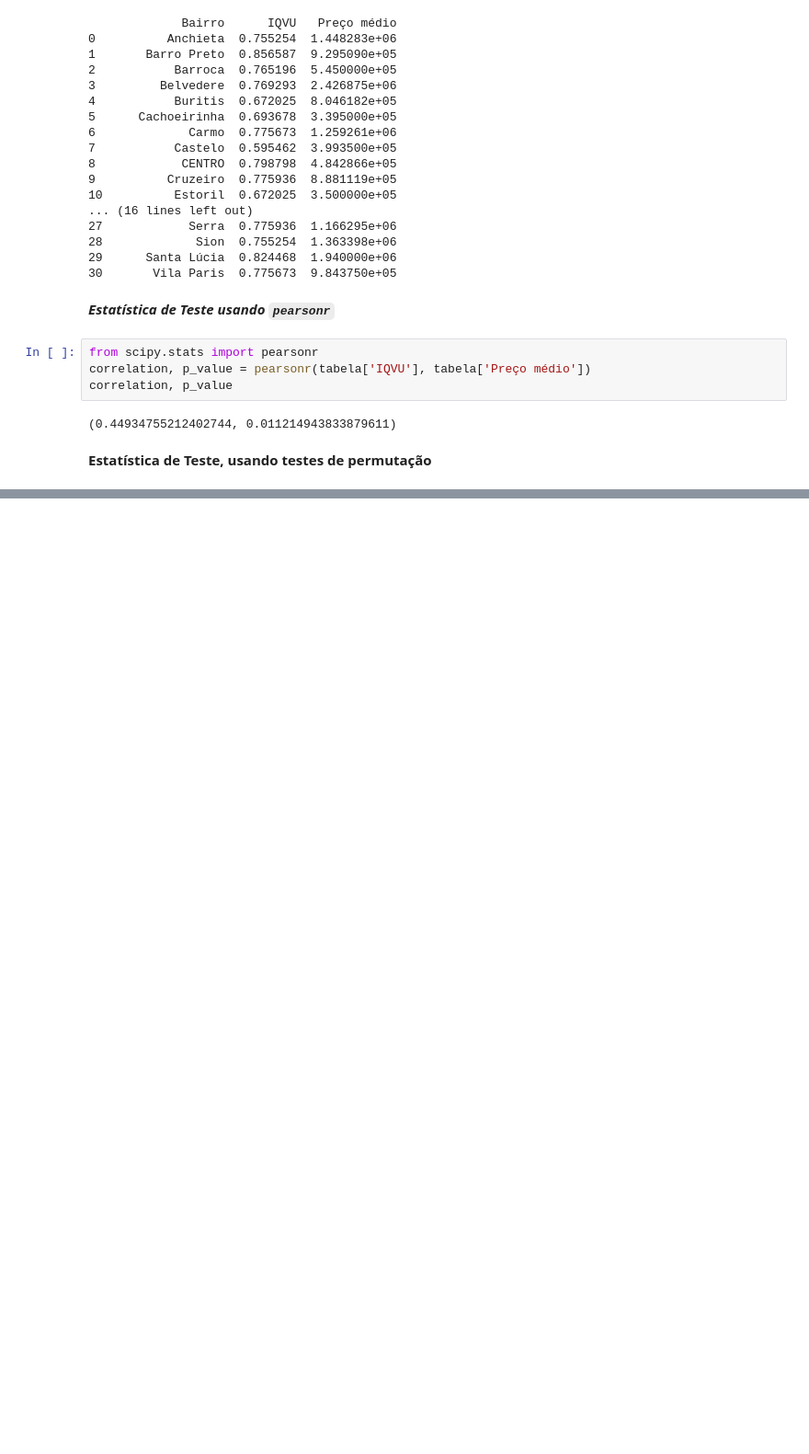
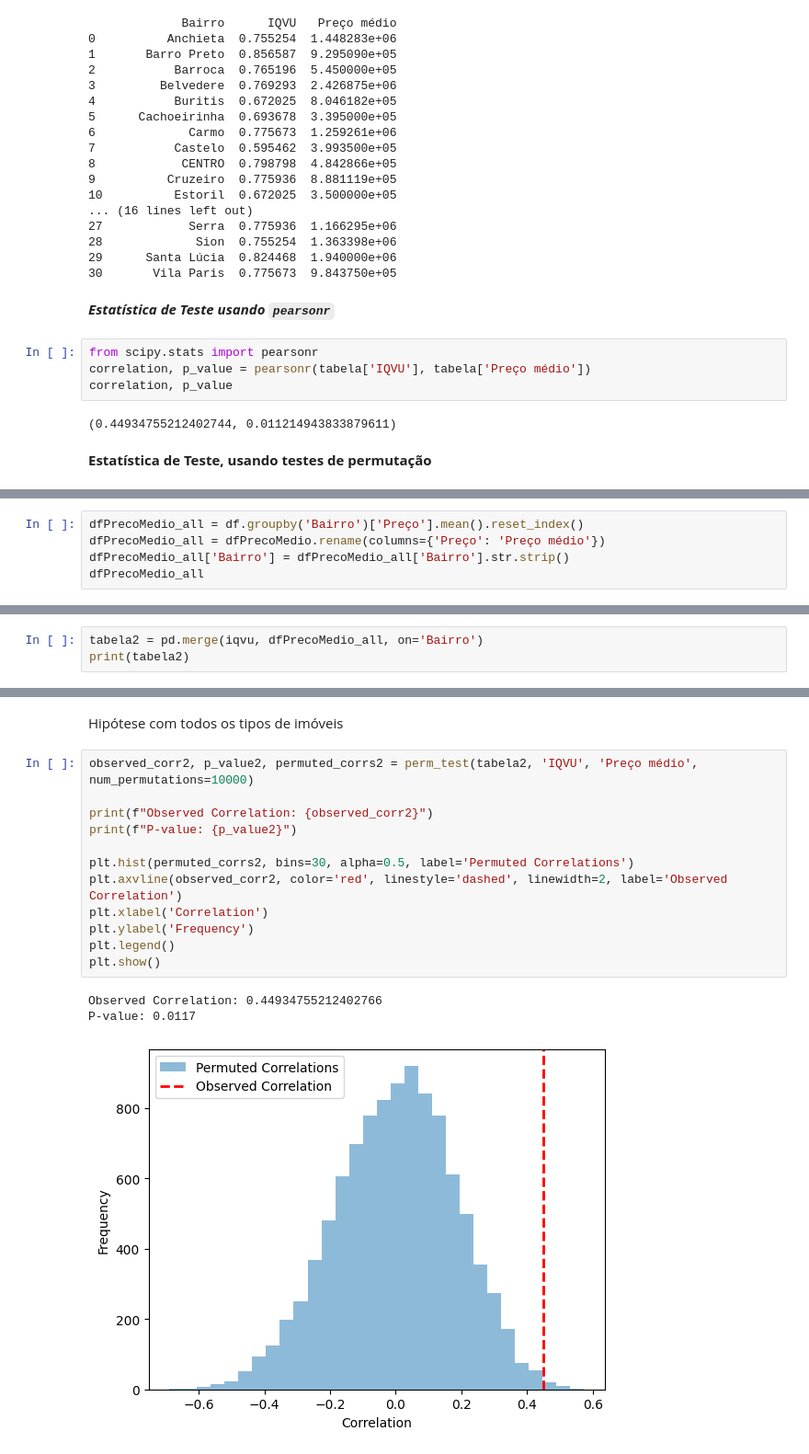
Before and after one commit to arthurlm1234/Estudo-Residencial-BH, a Jupyter notebook: bootstrap.ipynb, the cells around one changed output, grey strips where cells are left out. Shown at 92% size. Saved outputs shown, nothing was run; the diff lists cells and outputs as text; blank space fills up the shorter version.

```diff
--- a/bootstrap.ipynb
+++ b/bootstrap.ipynb
@@ -288,0 +303,5 @@ P-value: 0.01105
+# %%
+dfPrecoMedio_all = df.groupby('Bairro')['Preço'].mean().reset_index()
+dfPrecoMedio_all = dfPrecoMedio.rename(columns={'Preço': 'Preço médio'})
+dfPrecoMedio_all['Bairro'] = dfPrecoMedio_all['Bairro'].str.strip()
+dfPrecoMedio_all
@@ -288,0 +328,3 @@ P-value: 0.01105
+# %%
+tabela2 = pd.merge(iqvu, dfPrecoMedio_all, on='Bairro')
+print(tabela2)
@@ -288,0 +349,18 @@ P-value: 0.01105
+# %% [markdown]
+Hipótese com todos os tipos de imóveis
+# %%
+observed_corr2, p_value2, permuted_corrs2 = perm_test(tabela2, 'IQVU', 'Preço médio', num_permutations=10000)
+
+print(f"Observed Correlation: {observed_corr2}")
+print(f"P-value: {p_value2}")
+
+plt.hist(permuted_corrs2, bins=30, alpha=0.5, label='Permuted Correlations')
+plt.axvline(observed_corr2, color='red', linestyle='dashed', linewidth=2, label='Observed Correlation')
+plt.xlabel('Correlation')
+plt.ylabel('Frequency')
+plt.legend()
+plt.show()
+# %% [output]
+Observed Correlation: 0.44934755212402766
+P-value: 0.0117
+[figure, added]
```
Also changed, not shown: parts of 10 cells of this notebook.
